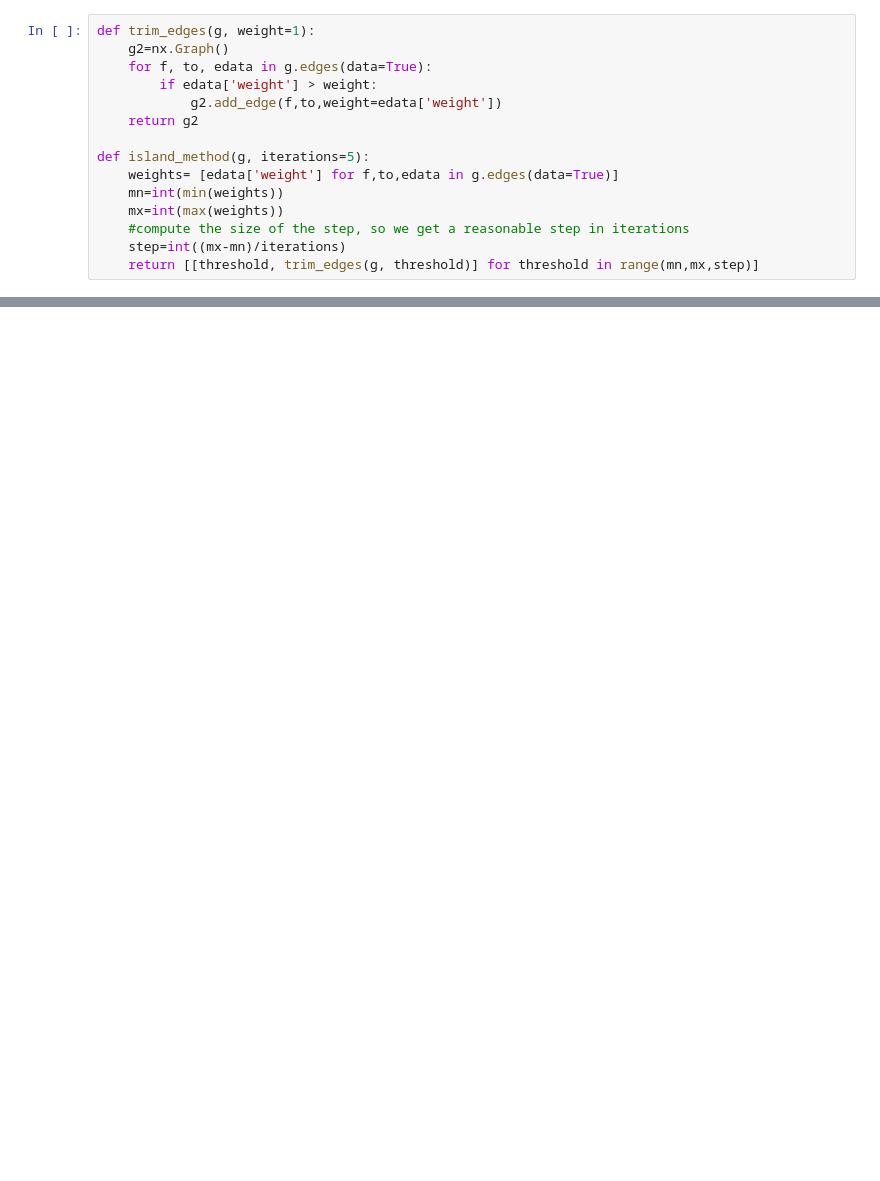
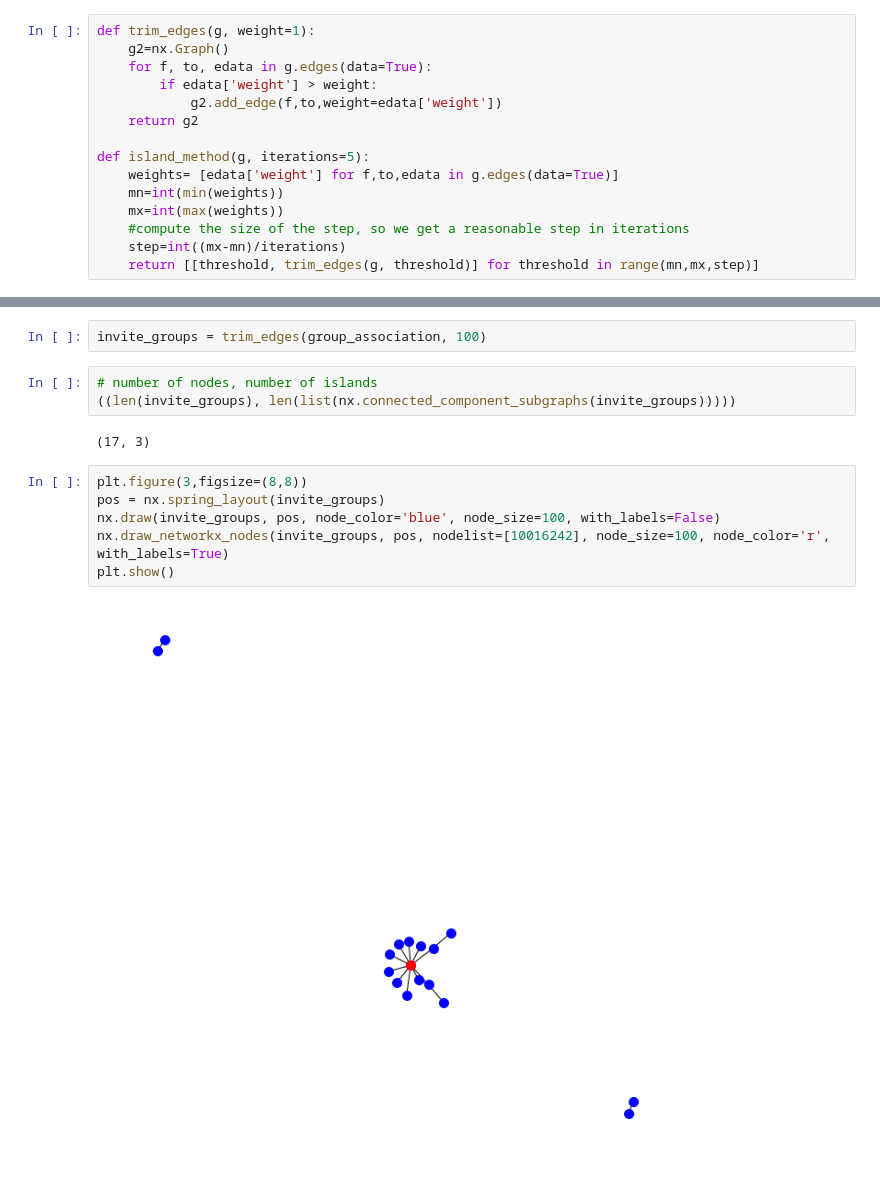
Before and after one commit to jonygeta/data-620-Project-2, a Jupyter notebook: DATA 620 Project 2.ipynb, the cells around one changed output, grey strips where cells are left out. Cells and saved outputs as stored; diff of their text form; blank space fills up the shorter version.

```diff
--- a/DATA 620 Project 2.ipynb
+++ b/DATA 620 Project 2.ipynb
@@ -95,0 +240,15 @@ With threshold 196 , size of graph 8 and connected component of 4 means the popl
+# %%
+invite_groups = trim_edges(group_association, 100)
+# %%
+# number of nodes, number of islands
+((len(invite_groups), len(list(nx.connected_component_subgraphs(invite_groups)))))
+# %% [output]
+(17, 3)
+# %%
+plt.figure(3,figsize=(8,8))
+pos = nx.spring_layout(invite_groups)
+nx.draw(invite_groups, pos, node_color='blue', node_size=100, with_labels=False)
+nx.draw_networkx_nodes(invite_groups, pos, nodelist=[10016242], node_size=100, node_color='r', with_labels=True)
+plt.show()
+# %% [output]
+[figure, added]
```
Also changed, not shown: parts of 54 cells of this notebook.
